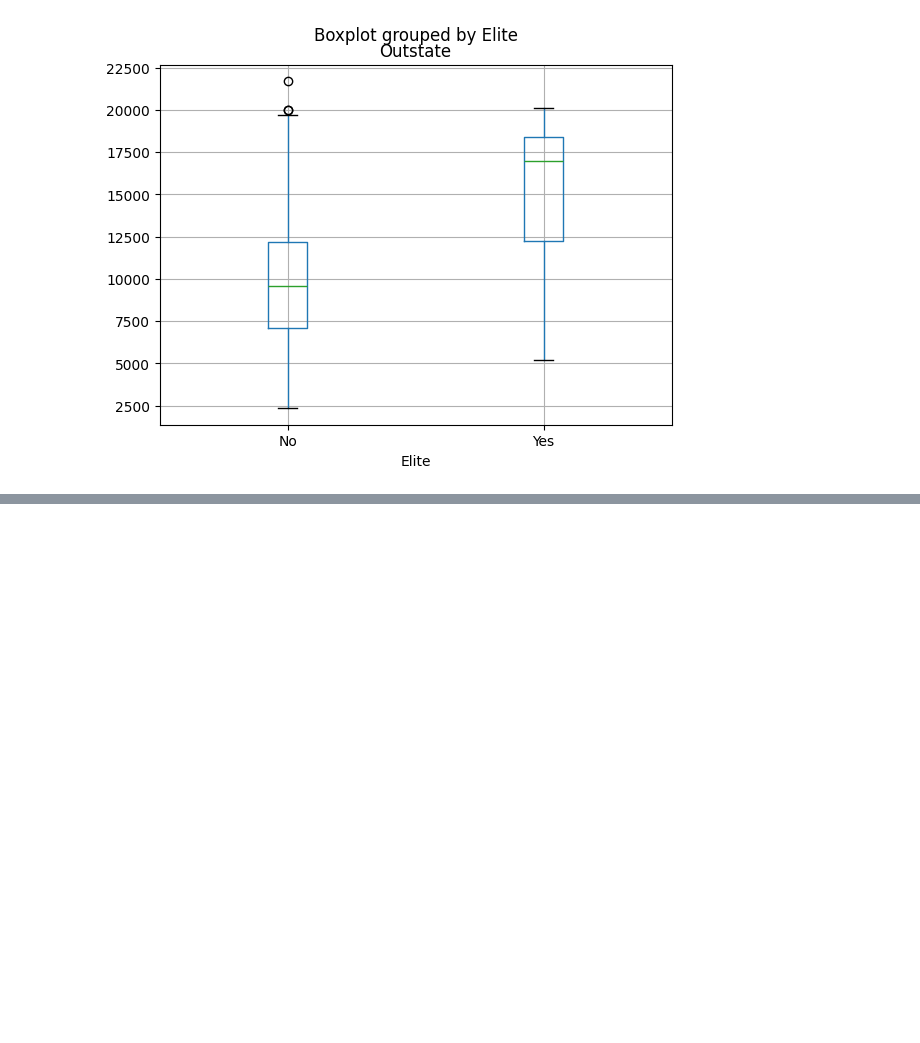
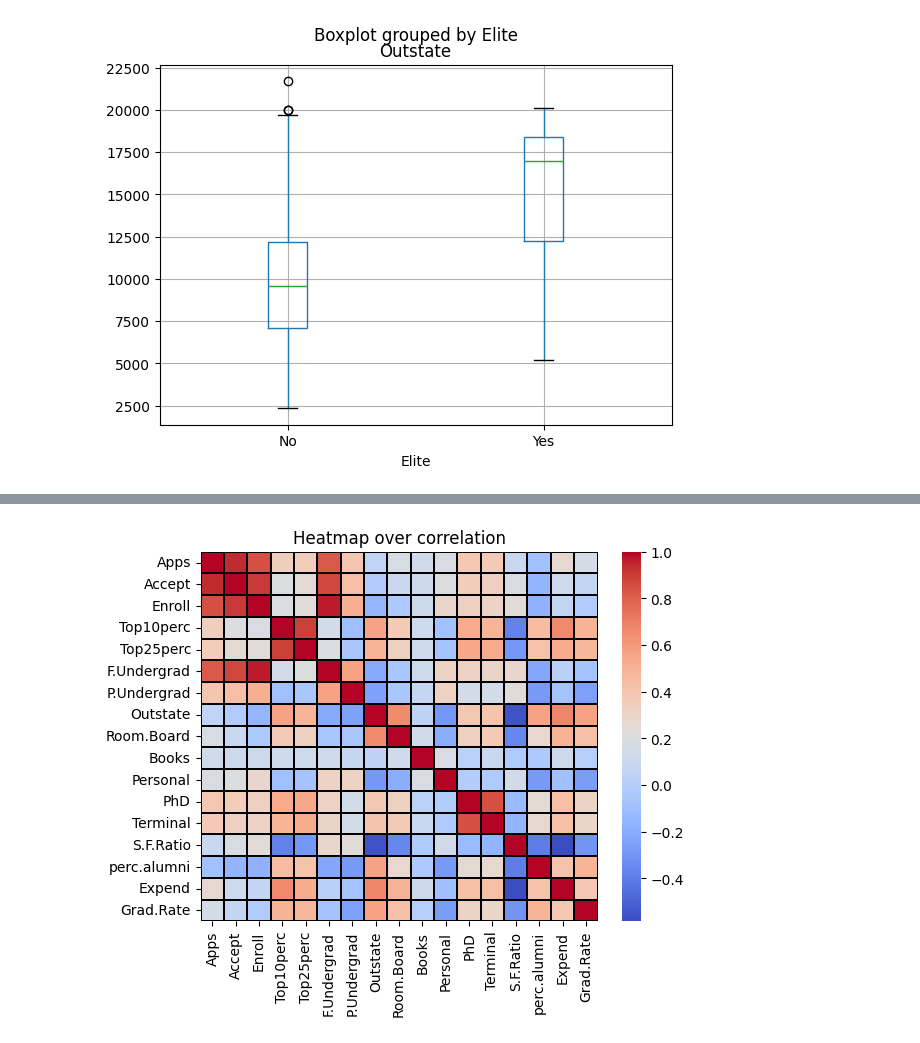
Before and after one commit to Adamhedlund/Databehandling-Adam-Hedlund, a Jupyter notebook: Labb/Labb.ipynb, the cells around one changed output, grey strips where cells are left out. Saved outputs shown, nothing was run; the diff lists cells and outputs as text; code cells hidden in the pictures; blank space fills up the shorter version.

```diff
--- a/Labb/Labb.ipynb
+++ b/Labb/Labb.ipynb
@@ -90,0 +93,11 @@ plt.subplots(2,2, figsize=(16,5))
+# %%
+# Uppgift H)
+
+college_numeric = college.select_dtypes(include="number")
+corr_matrix = college_numeric.corr()
+#corr_matrix= corr_matrix[corr_matrix > 0.5]
+sns.heatmap(corr_matrix, linewidths=0.07, linecolor="black", cmap="coolwarm")
+plt.title("Heatmap over correlation")
+plt.show()
+# %% [output]
+[figure, added]
```
Also changed, not shown: parts of 6 cells of this notebook.
